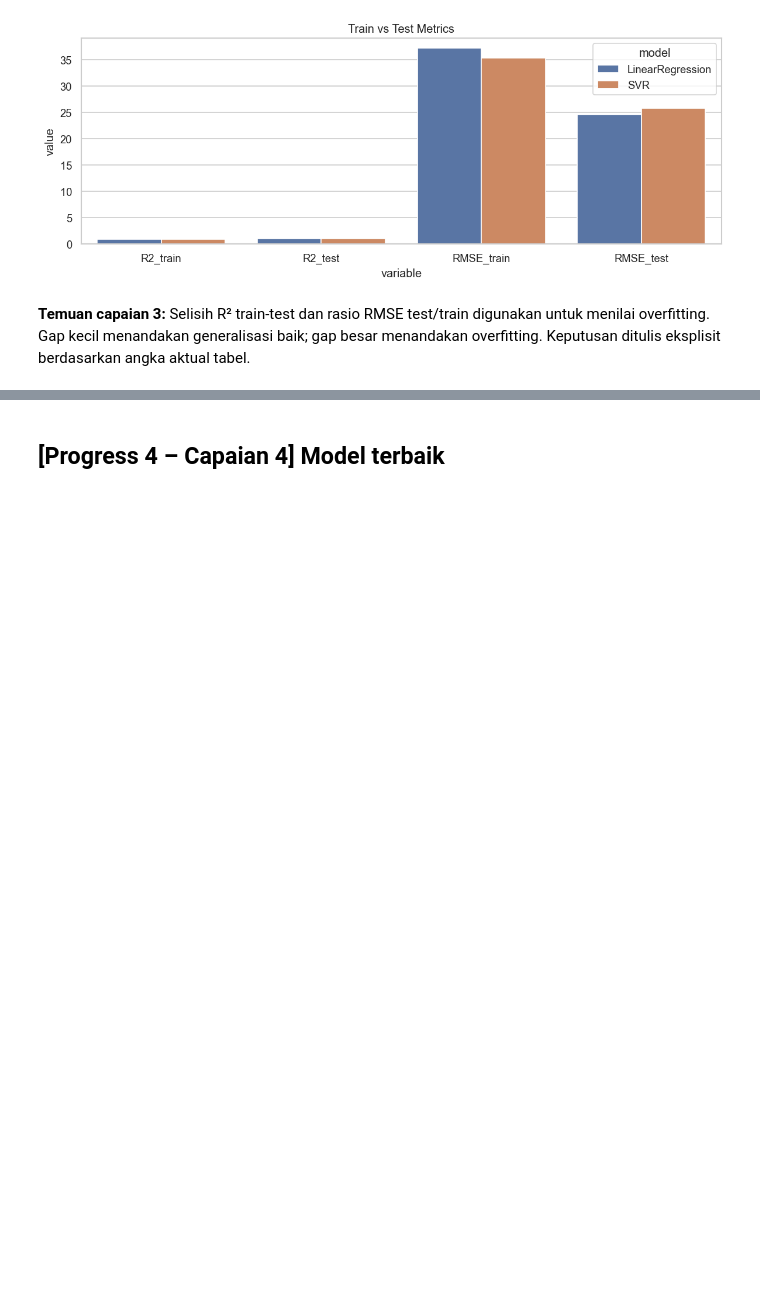
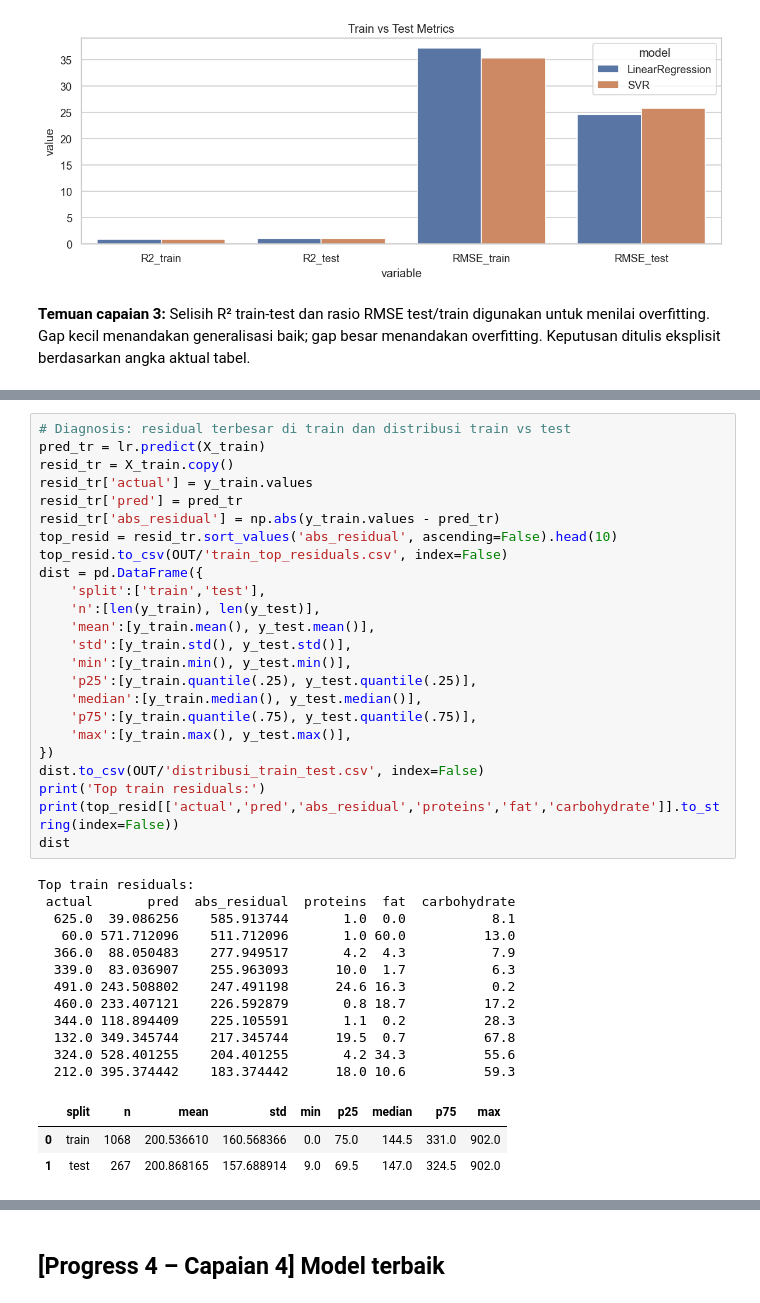
Before and after one commit to nicholas151/uts-data-science-gizi, a Jupyter notebook: notebooks/05_evaluation.ipynb, the cells around one changed output, grey strips where cells are left out. Saved outputs shown, nothing was run; the diff lists cells and outputs as text; blank space fills up the shorter version.

```diff
--- a/notebooks/05_evaluation.ipynb
+++ b/notebooks/05_evaluation.ipynb
@@ -173,0 +199,40 @@ plt.tight_layout(); plt.savefig(FIG/'05_train_vs_test.png', dpi=220); plt.show()
+# %%
+# Diagnosis: residual terbesar di train dan distribusi train vs test
+pred_tr = lr.predict(X_train)
+resid_tr = X_train.copy()
+resid_tr['actual'] = y_train.values
+resid_tr['pred'] = pred_tr
+resid_tr['abs_residual'] = np.abs(y_train.values - pred_tr)
+top_resid = resid_tr.sort_values('abs_residual', ascending=False).head(10)
+top_resid.to_csv(OUT/'train_top_residuals.csv', index=False)
+dist = pd.DataFrame({
+    'split':['train','test'],
+    'n':[len(y_train), len(y_test)],
+    'mean':[y_train.mean(), y_test.mean()],
+    'std':[y_train.std(), y_test.std()],
+    'min':[y_train.min(), y_test.min()],
+    'p25':[y_train.quantile(.25), y_test.quantile(.25)],
+    'median':[y_train.median(), y_test.median()],
+    'p75':[y_train.quantile(.75), y_test.quantile(.75)],
+    'max':[y_train.max(), y_test.max()],
+})
+dist.to_csv(OUT/'distribusi_train_test.csv', index=False)
+print('Top train residuals:')
+print(top_resid[['actual','pred','abs_residual','proteins','fat','carbohydrate']].to_string(index=False))
+dist
+# %% [output]
+Top train residuals:
+ actual       pred  abs_residual  proteins  fat  carbohydrate
+  625.0  39.086256    585.913744       1.0  0.0           8.1
+   60.0 571.712096    511.712096       1.0 60.0          13.0
+  366.0  88.050483    277.949517       4.2  4.3           7.9
+  339.0  83.036907    255.963093      10.0  1.7           6.3
+  491.0 243.508802    247.491198      24.6 16.3           0.2
+  460.0 233.407121    226.592879       0.8 18.7          17.2
+  344.0 118.894409    225.105591       1.1  0.2          28.3
+  132.0 349.345744    217.345744      19.5  0.7          67.8
+  324.0 528.401255    204.401255       4.2 34.3          55.6
+  212.0 395.374442    183.374442      18.0 10.6          59.3
+|  | split | n | mean | std | min | p25 | median | p75 | max |
+| 0 | train | 1068 | 200.536610 | 160.568366 | 0.0 | 75.0 | 144.5 | 331.0 | 902.0 |
+| 1 | test | 267 | 200.868165 | 157.688914 | 9.0 | 69.5 | 147.0 | 324.5 | 902.0 |
```
Also changed, not shown: parts of 8 cells of this notebook, 15 other files.
